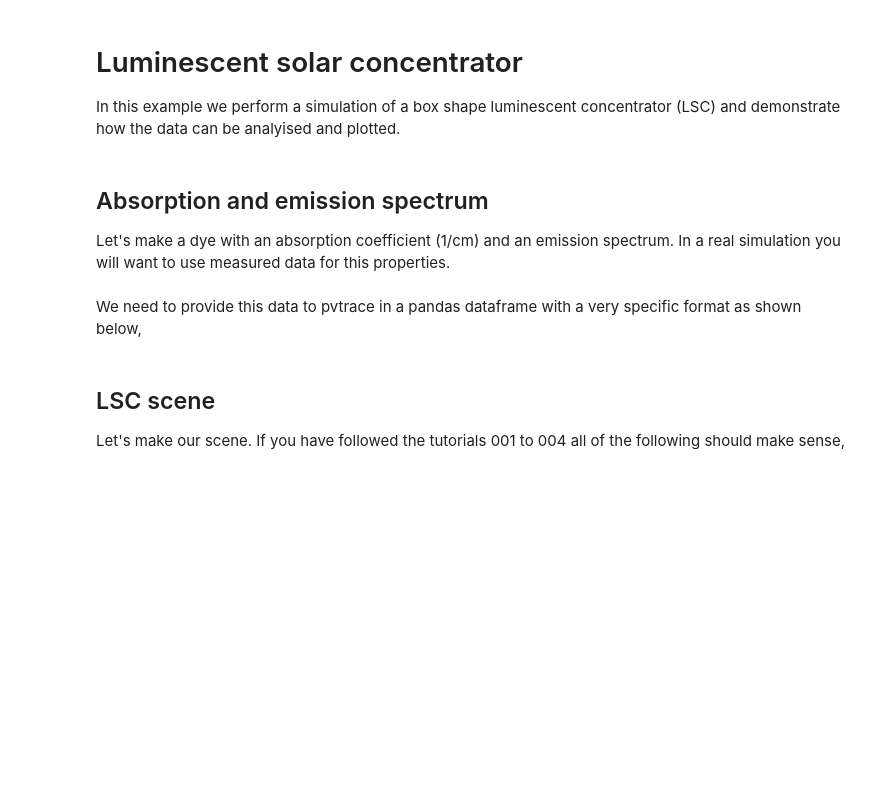
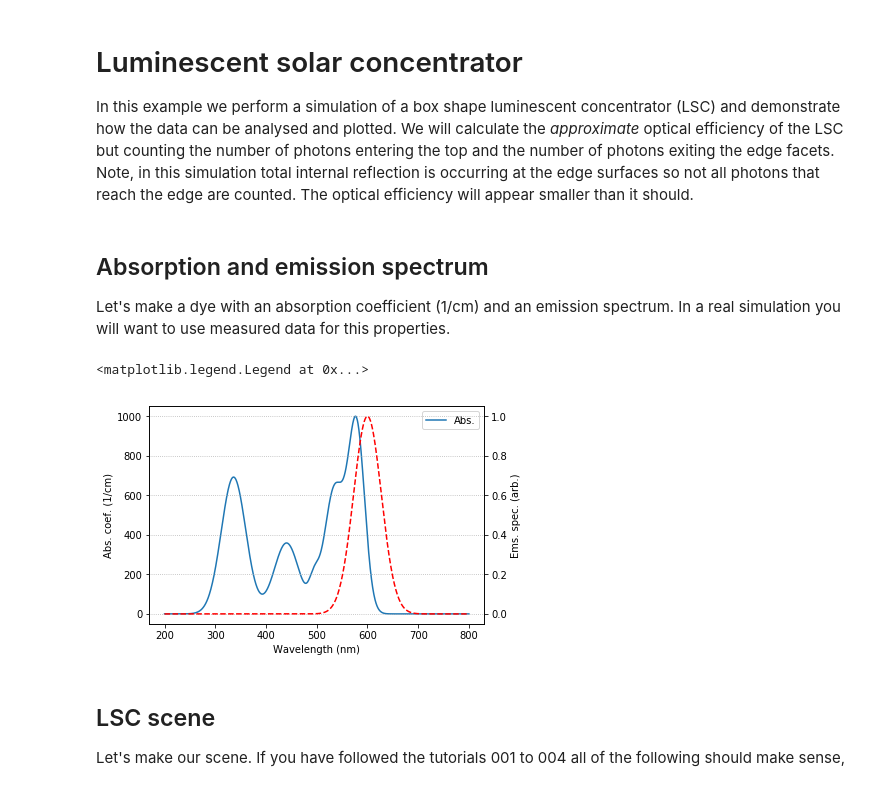
Before and after one commit to danieljfarrell/pvtrace, a Jupyter notebook: examples/005 LSC.ipynb, the cells around one changed output. Cells and saved outputs as stored; diff of their text form; code cells hidden in the pictures; blank space fills up the shorter version.

```diff
--- a/examples/005 LSC.ipynb
+++ b/examples/005 LSC.ipynb
@@ -32,41 +45,25 @@ logging.getLogger('pvtrace').setLevel(logging.ERROR)
 # %% [markdown]
 # Luminescent solar concentrator
 
-In this example we perform a simulation of a box shape luminescent concentrator (LSC) and demonstrate how the data can be analyised and plotted.
+In this example we perform a simulation of a box shape luminescent concentrator (LSC) and demonstrate how the data can be analysed and plotted. We will calculate the *approximate* optical efficiency of the LSC but counting the number of photons entering the top and the number of photons exiting the edge facets. Note, in this simulation total internal reflection is occurring at the edge surfaces so not all photons that reach the edge are counted. The optical efficiency will appear smaller than it should.
 # %% [markdown]
 ## Absorption and emission spectrum
 
 Let's make a dye with an absorption coefficient (1/cm) and an emission spectrum. In a real simulation you will want to use measured data for this properties.
 # %%
-def make_absorprtion_coefficient(wavelengths, absorption_coefficient, cutoff_range, min_alpha=0):
-    wavelength1, wavelength2 = cutoff_range
-    alpha = absorption_coefficient
-    halfway = wavelength1 + 0.5 * (wavelength2 - wavelength1)
-    x = [0.0, wavelength1, halfway, wavelength2, sys.float_info.max]
-    y = [alpha, alpha, 0.5 * alpha, min_alpha, min_alpha]
-    abs_coeff = np.interp(wavelengths, x, y)
-    return abs_coeff
-
-def make_emission_spectrum(wavelengths, cutoff_range, min_ems=0):
-    wavelength1, wavelength2 = cutoff_range
-    halfway = wavelength1 + 0.5 * (wavelength2 - wavelength1)
-    x = [0.0, wavelength1, halfway, wavelength2, sys.float_info.max]
-    y = [min_ems, min_ems, 1.0, min_ems, min_ems]
-    abs_coeff = np.interp(wavelengths, x, y)
-    return abs_coeff
-
-wavelength_range = (300, 800)
-wavelength = np.linspace(*wavelength_range)
-abs_coef = make_absorprtion_coefficient(wavelength, 100.0, (700, 780))
-ems_spec = make_emission_spectrum(wavelength, (680, 780))
+wavelength_range = (200, 800)
+wavelength = np.linspace(*wavelength_range, 1000)
+lumogen = Lumophore.make_lumogen_f_red(wavelength, 1000, 1.0)
+linear_background = Lumophore.make_linear_background(wavelength, 1.0)
 fig, ax1 = plt.subplots()
-ax1.plot(wavelength, abs_coef, label="Abs.")
+ax1.plot(wavelength, lumogen.absorption_coefficient(wavelength), label="Abs.")
 ax1.set_ylabel('Abs. coef. (1/cm)')
 ax2 = ax1.twinx()
-ax2.plot(wavelength, ems_spec, '--r', label="Ems.")
+ax2.plot(wavelength, lumogen.emission_spectrum(wavelength), '--r', label="Ems.")
 ax2.set_ylabel('Ems. spec. (arb.)')
 ax1.set_xlabel('Wavelength (nm)')
 plt.grid(linestyle='dotted')
 ax1.legend()
+# %% [output]
+<matplotlib.legend.Legend at 0x...>
+[figure, added]
-# %% [markdown]
-We need to provide this data to pvtrace in a pandas dataframe with a very specific format as shown below,
```
Also changed, not shown: parts of 6 cells of this notebook, 37 other files.
